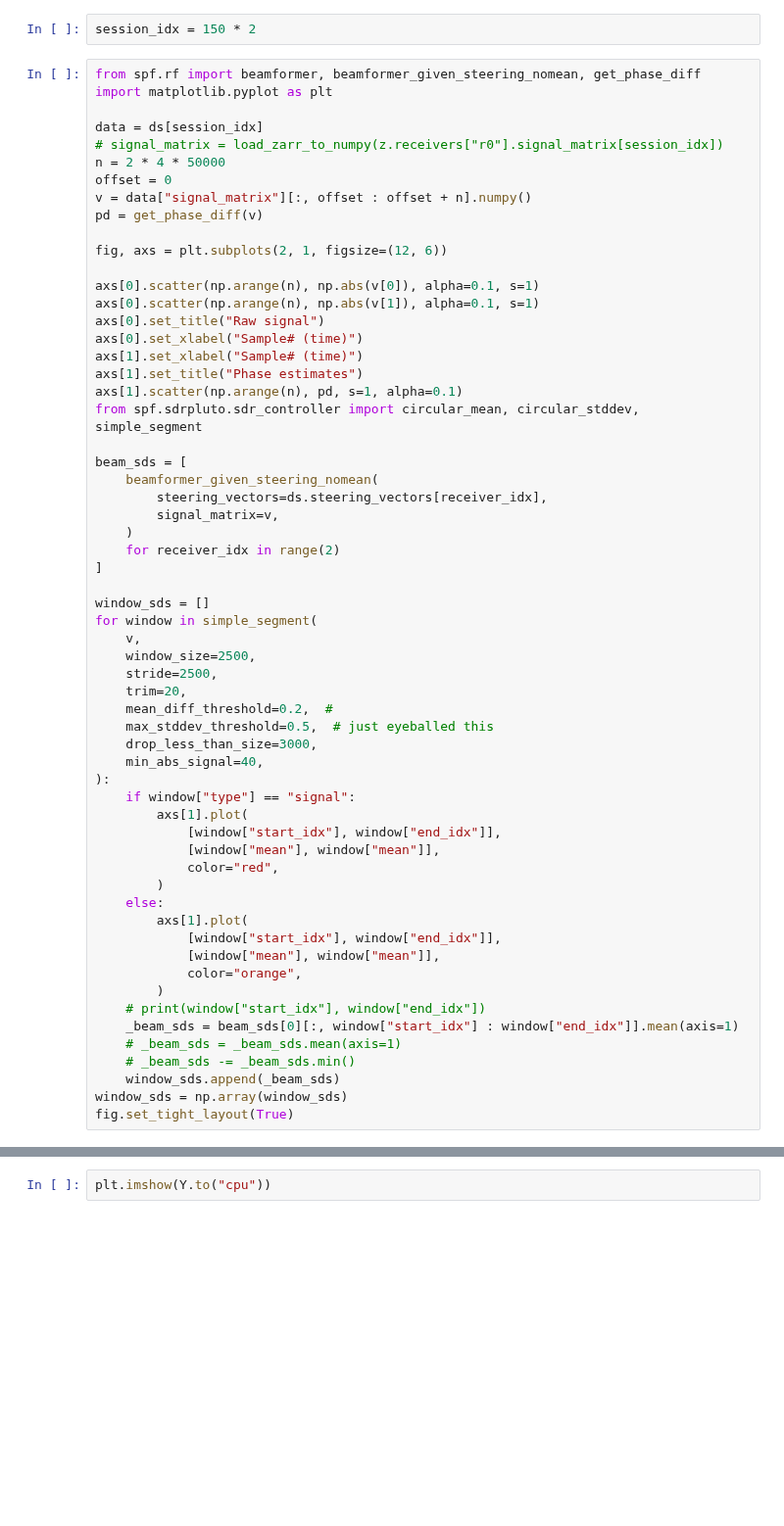
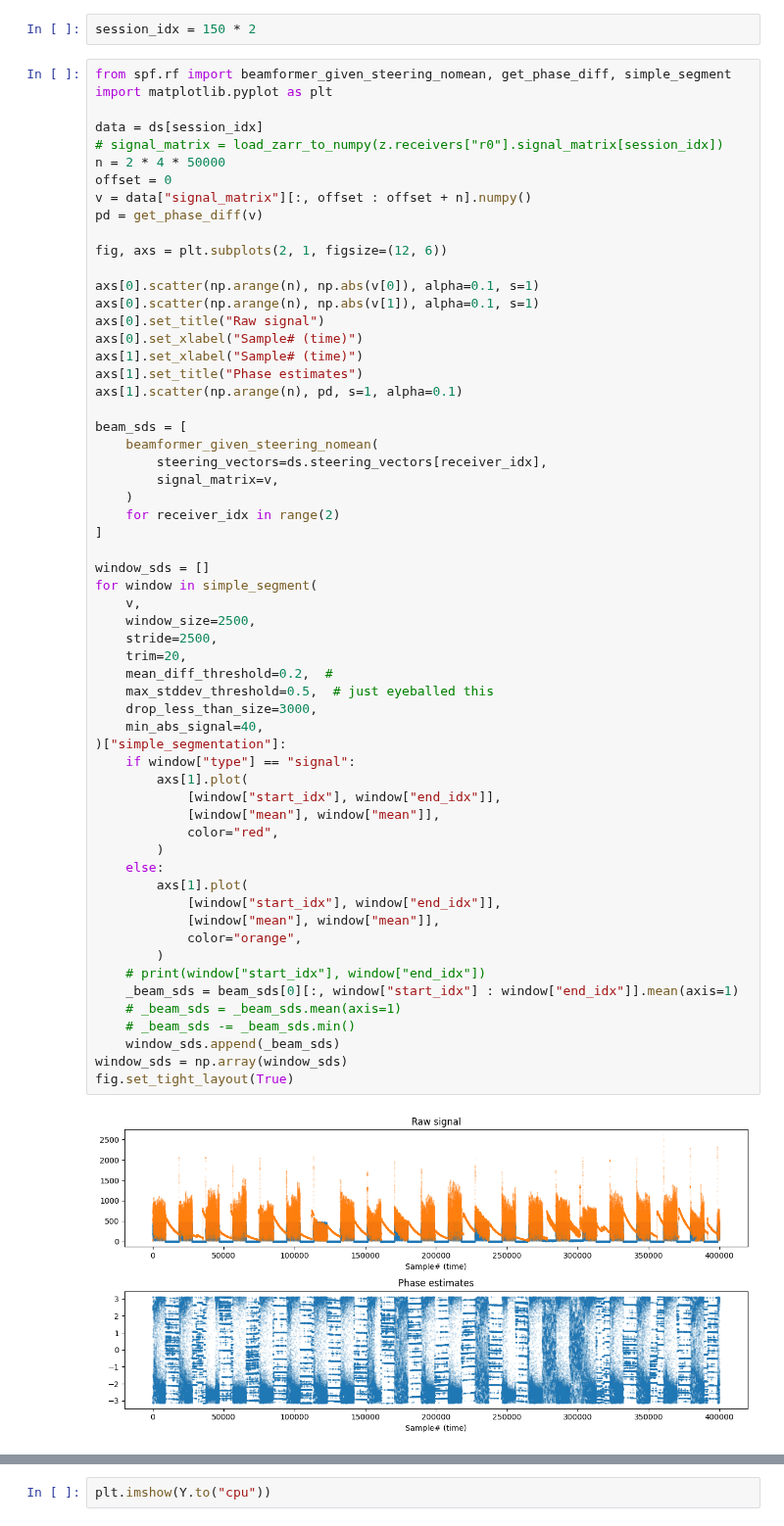
Before and after one commit to misko/spf, a Jupyter notebook: spf/notebooks/ v5_dataset.ipynb, the cells around one changed output, grey strips where cells are left out. Shown at 98% size. Cells and saved outputs as stored; diff of their text form; blank space fills up the shorter version.

```diff
--- a/spf/notebooks/ v5_dataset.ipynb
+++ b/spf/notebooks/ v5_dataset.ipynb
@@ -59,7 +35,7 @@ np.array([1, 2]).shape
 # %%
 session_idx = 150 * 2
 # %%
-from spf.rf import beamformer, beamformer_given_steering_nomean, get_phase_diff
+from spf.rf import beamformer_given_steering_nomean, get_phase_diff, simple_segment
 import matplotlib.pyplot as plt
 
 data = ds[session_idx]
@@ -78,7 +54,6 @@ axs[0].set_xlabel("Sample# (time)")
 axs[1].set_xlabel("Sample# (time)")
 axs[1].set_title("Phase estimates")
 axs[1].scatter(np.arange(n), pd, s=1, alpha=0.1)
-from spf.sdrpluto.sdr_controller import circular_mean, circular_stddev, simple_segment
 
 beam_sds = [
     beamformer_given_steering_nomean(
@@ -90,32 +65,34 @@ beam_sds = [
 
 window_sds = []
 for window in simple_segment(
     v,
     window_size=2500,
     stride=2500,
     trim=20,
     mean_diff_threshold=0.2,  #
     max_stddev_threshold=0.5,  # just eyeballed this
     drop_less_than_size=3000,
     min_abs_signal=40,
-):
+)["simple_segmentation"]:
     if window["type"] == "signal":
         axs[1].plot(
             [window["start_idx"], window["end_idx"]],
             [window["mean"], window["mean"]],
             color="red",
         )
     else:
         axs[1].plot(
             [window["start_idx"], window["end_idx"]],
             [window["mean"], window["mean"]],
             color="orange",
         )
     # print(window["start_idx"], window["end_idx"])
     _beam_sds = beam_sds[0][:, window["start_idx"] : window["end_idx"]].mean(axis=1)
     # _beam_sds = _beam_sds.mean(axis=1)
     # _beam_sds -= _beam_sds.min()
     window_sds.append(_beam_sds)
 window_sds = np.array(window_sds)
 fig.set_tight_layout(True)
+# %% [output]
+[figure, added]
 # %%
```
Also changed, not shown: parts of 40 cells of this notebook, 4 other files.
